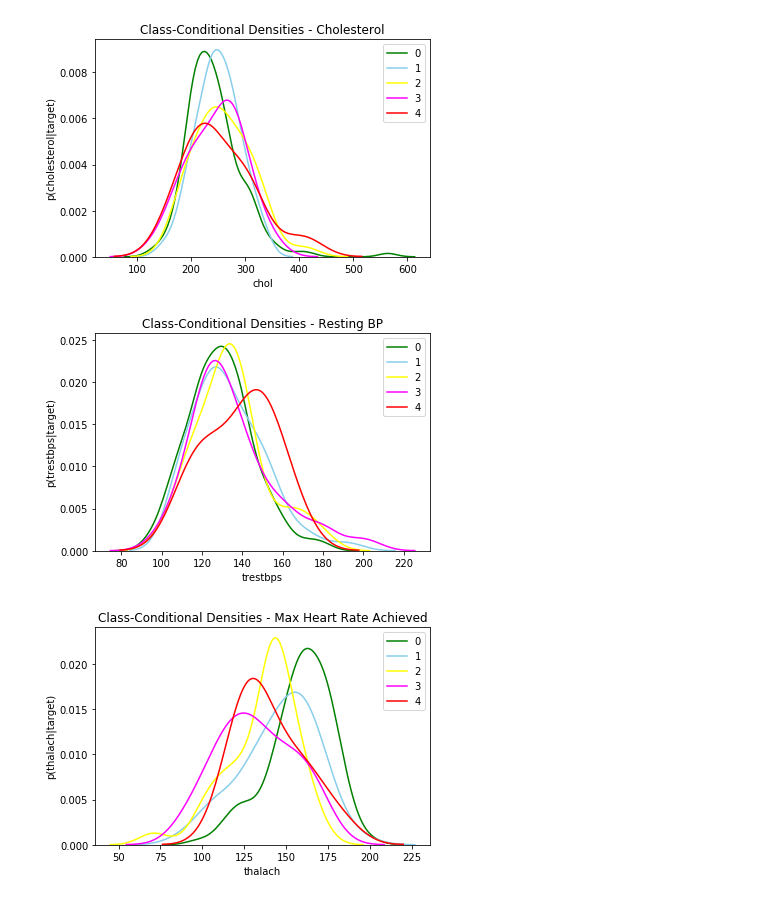
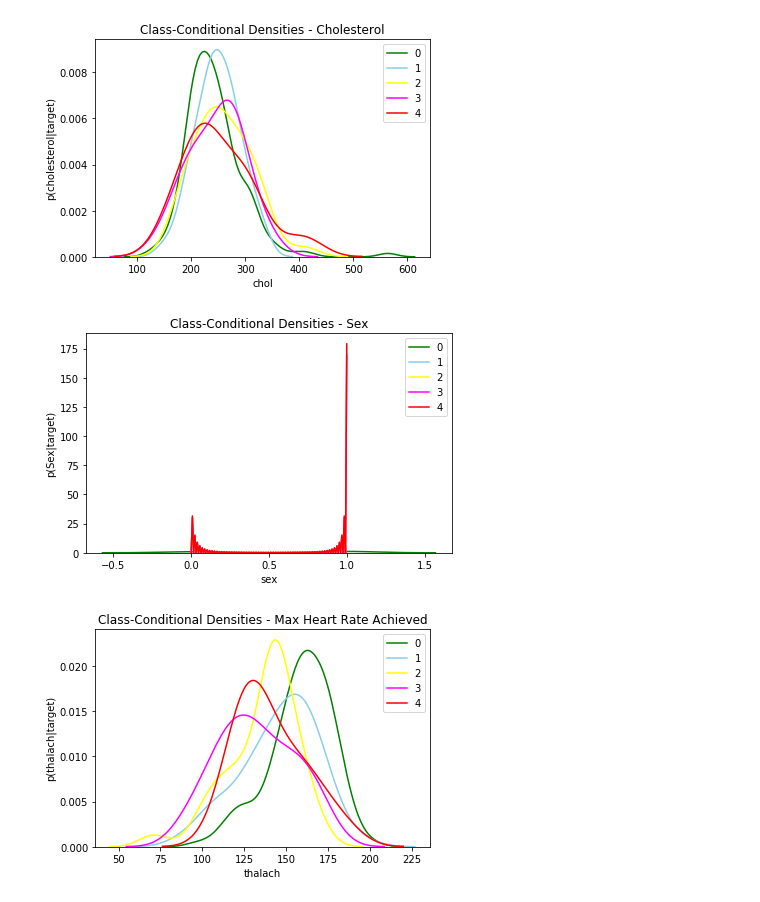
Before and after one commit to rrasheed/Heart-Disease-ML-Classifer, a Jupyter notebook: HeartDisease_Rough.ipynb, the cells around one changed output. Cells and saved outputs as stored; diff of their text form; code cells hidden in the pictures.

```diff
--- a/HeartDisease_Rough.ipynb
+++ b/HeartDisease_Rough.ipynb
@@ -38,0 +36,12 @@ y = df.iloc[:,-1:].values
+# %%
+import numpy as np
+
+print('Number of rows before removing rows with missing values: ' + str(df.shape[0]))
+
+# Replace ? with np.NaN
+df = df.replace('?',np.NaN)
+
+# Remove rows with np.NaN
+df = df.dropna()
+
+print('Number of rows after removing rows with missing values: ' + str(df.shape[0]))
@@ -68,17 +80,18 @@ plt.show()
 # %% [output]
 [figure]
 # %%
-sns.distplot( df_0['trestbps'] , color="green", label="0", hist=False)
-sns.distplot( df_1['trestbps'] , color="skyblue", label="1",hist=False)
-sns.distplot( df_2['trestbps'] , color="yellow", label="2",hist=False)
-sns.distplot( df_3['trestbps'] , color="magenta", label="3",hist=False)
-sns.distplot( df_4['trestbps'] , color="red", label="4",hist=False)
+sns.distplot( df_0['sex'] , color="green", label="0", hist=False)
+sns.distplot( df_1['sex'] , color="skyblue", label="1",hist=False)
+sns.distplot( df_2['sex'] , color="yellow", label="2",hist=False)
+sns.distplot( df_3['sex'] , color="magenta", label="3",hist=False)
+sns.distplot( df_4['sex'] , color="red", label="4",hist=False)
 plt.legend()
-plt.title("Class-Conditional Densities - Resting BP")
-plt.ylabel("p(trestbps|target)")
+plt.title("Class-Conditional Densities - Sex")
+plt.ylabel("p(Sex|target)")
+plt.tight_layout()
 plt.show()
 # %% [output]
-[figure, old version]
+[figure, new version]
 # %%
 sns.distplot( df_0['thalach'] , color="green", label="0", hist=False)
 sns.distplot( df_1['thalach'] , color="skyblue", label="1",hist=False)
```
Also changed, not shown: parts of 21 cells of this notebook.
